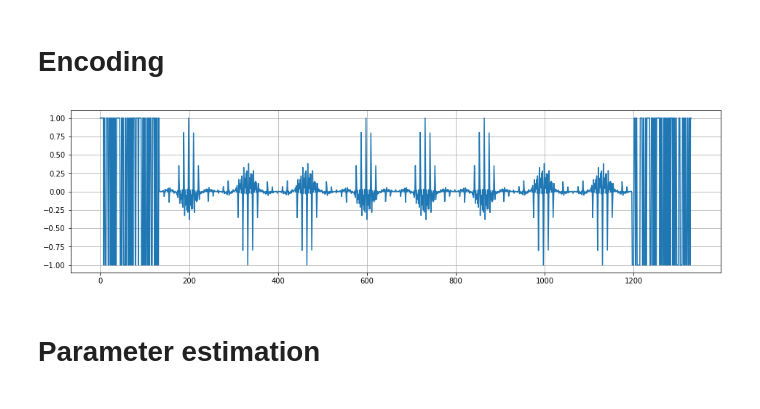
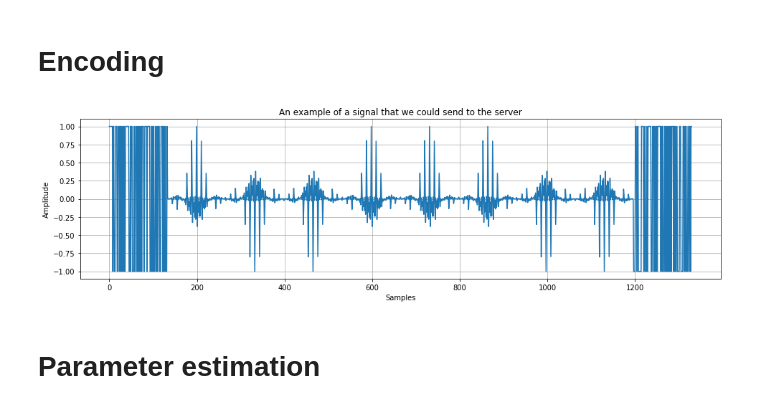
Before and after one commit to Dreyvor/Project_PDC, a Jupyter notebook: final.ipynb, the cells around one changed output. Saved outputs shown, nothing was run; the diff lists cells and outputs as text; code cells hidden in the pictures.

```diff
--- a/final.ipynb
+++ b/final.ipynb
@@ -146,13 +146,16 @@ signal = encode(code, base)
 # %%
 ################
 ##### PLOT #####
 ################
 plt.figure(figsize=(16,9))
 plt.subplot(211)
 plt.plot(signal)
+plt.xlabel("Samples")
+plt.ylabel("Amplitude")
+plt.title("An example of a signal that we could send to the server")
 plt.grid()
 # %% [output]
-[figure, old version]
+[figure, new version]
 # %% [markdown]
 # Parameter estimation
 # %%
```
Also changed, not shown: parts of 4 cells of this notebook.
